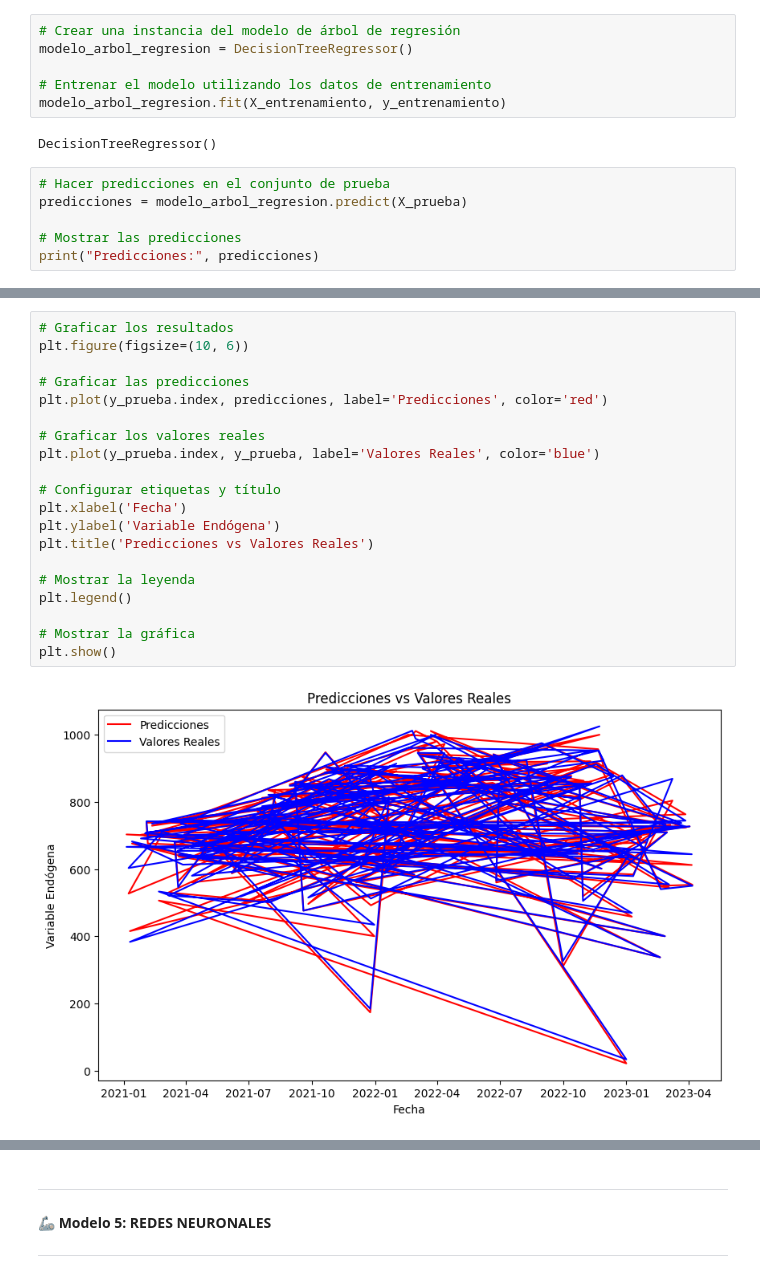
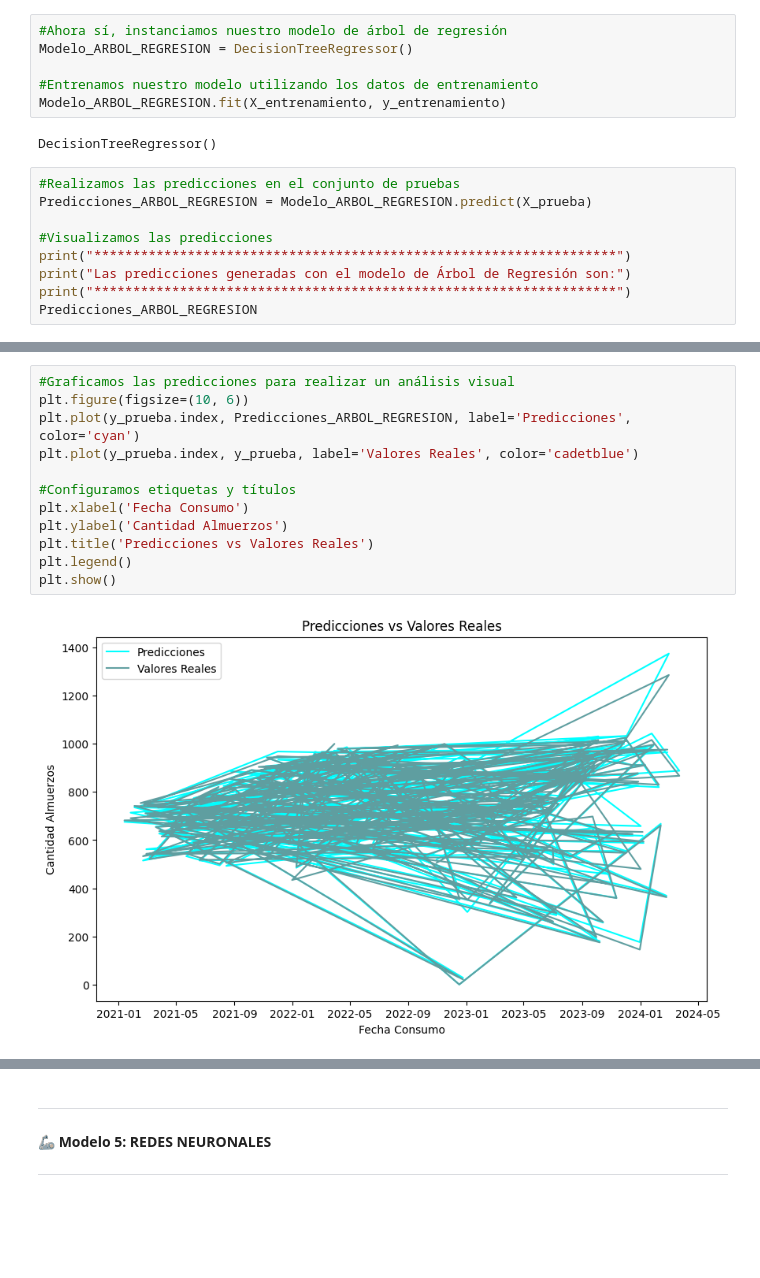
Before and after one commit to A01793509/Equipo_44, a Jupyter notebook: Avance4_44.ipynb, the cells around one changed output, grey strips where cells are left out. Drawn from its saved outputs; the diff is of its cells as text; blank space fills up the shorter version.

```diff
--- a/Avance4_44.ipynb
+++ b/Avance4_44.ipynb
@@ -619,16 +633,19 @@ y = df_concatenado["Cantidad Almuerzos"]  # Variable endógena
 X_entrenamiento, X_prueba, y_entrenamiento, y_prueba = train_test_split(X, y, test_size=0.2, random_state=42)
 # %%
-# Crear una instancia del modelo de árbol de regresión
-modelo_arbol_regresion = DecisionTreeRegressor()
+#Ahora sí, instanciamos nuestro modelo de árbol de regresión
+Modelo_ARBOL_REGRESION = DecisionTreeRegressor()
 
-# Entrenar el modelo utilizando los datos de entrenamiento
-modelo_arbol_regresion.fit(X_entrenamiento, y_entrenamiento)
+#Entrenamos nuestro modelo utilizando los datos de entrenamiento
+Modelo_ARBOL_REGRESION.fit(X_entrenamiento, y_entrenamiento)
 # %% [output]
 DecisionTreeRegressor()
 # %%
-# Hacer predicciones en el conjunto de prueba
-predicciones = modelo_arbol_regresion.predict(X_prueba)
+#Realizamos las predicciones en el conjunto de pruebas
+Predicciones_ARBOL_REGRESION = Modelo_ARBOL_REGRESION.predict(X_prueba)
 
-# Mostrar las predicciones
-print("Predicciones:", predicciones)
+#Visualizamos las predicciones
+print("*******************************************************************")
+print("Las predicciones generadas con el modelo de Árbol de Regresión son:")
+print("*******************************************************************")
+Predicciones_ARBOL_REGRESION
 # %% [output]
@@ -649,22 +672,14 @@ Predicciones: [ 648.  923.  857.  865.  496.  918.  763.  707.  852.  652.  695.
 # %%
-# Graficar los resultados
+#Graficamos las predicciones para realizar un análisis visual
 plt.figure(figsize=(10, 6))
+plt.plot(y_prueba.index, Predicciones_ARBOL_REGRESION, label='Predicciones', color='cyan')
+plt.plot(y_prueba.index, y_prueba, label='Valores Reales', color='cadetblue')
 
-# Graficar las predicciones
-plt.plot(y_prueba.index, predicciones, label='Predicciones', color='red')
-
-# Graficar los valores reales
-plt.plot(y_prueba.index, y_prueba, label='Valores Reales', color='blue')
-
-# Configurar etiquetas y título
-plt.xlabel('Fecha')
-plt.ylabel('Variable Endógena')
+#Configuramos etiquetas y títulos
+plt.xlabel('Fecha Consumo')
+plt.ylabel('Cantidad Almuerzos')
 plt.title('Predicciones vs Valores Reales')
-
-# Mostrar la leyenda
 plt.legend()
-
-# Mostrar la gráfica
 plt.show()
 # %% [output]
-[figure, old version]
+[figure, new version]
```
Also changed, not shown: parts of 68 cells of this notebook.
